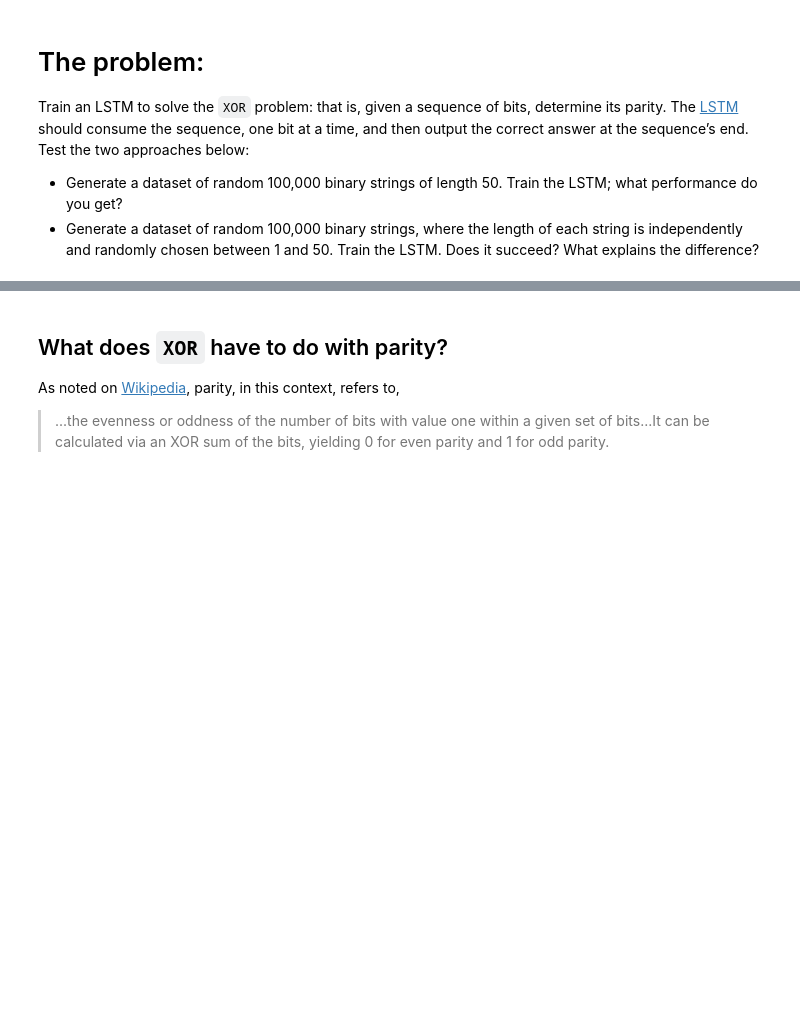
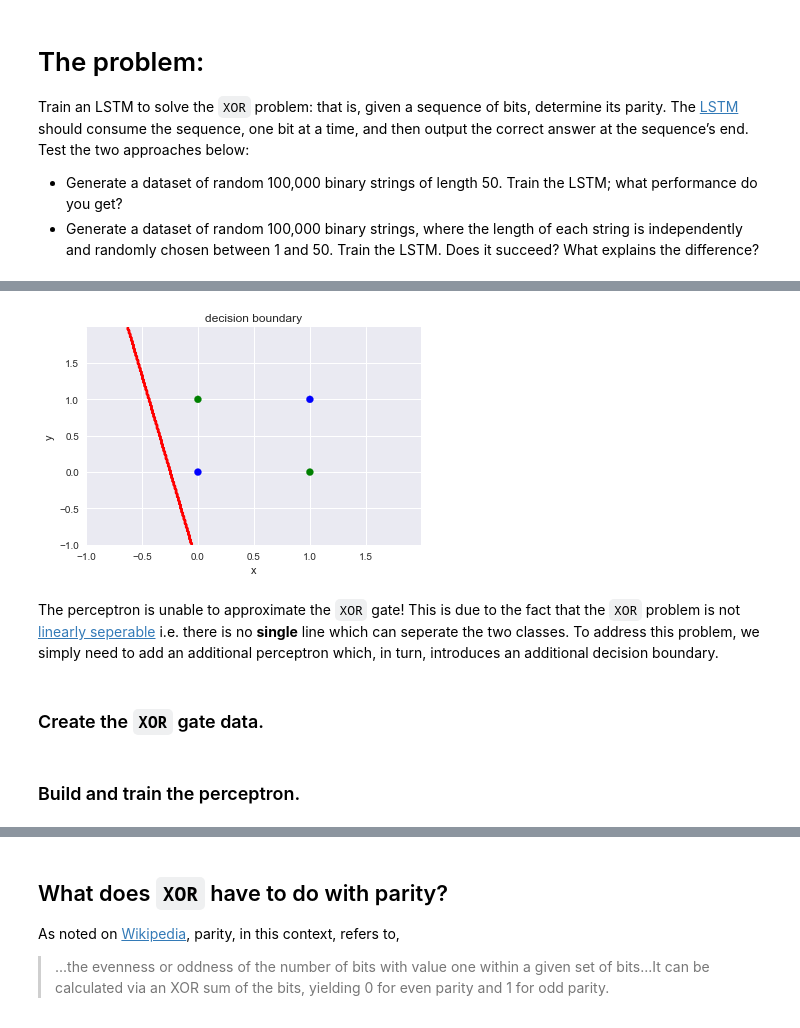
Before and after one commit to jkarimi91/deepxor, a Jupyter notebook: main.ipynb, the cells around one changed output, grey strips where cells are left out. Cells and saved outputs as stored; diff of their text form; code cells hidden in the pictures; blank space fills up the shorter version.

Commit message:
Complete the XOR problem section

```diff
--- a/main.ipynb
+++ b/main.ipynb
@@ -145,0 +164,37 @@ xx.shape
+# %%
+np_inputs = inputs.data.numpy()
+np_outputs = outputs.data.numpy()
+# %%
+# View results.
+# https://stackoverflow.com/questions/22294241/plotting-a-decision-boundary-separating-2-classes-using-matplotlibs-pyplot
+# https://stackoverflow.com/questions/12487060/matplotlib-color-according-to-class-labels
+colors = ['blue', 'green']
+plt.scatter(np_inputs[:, 0], np_inputs[:, 1], c=np_outputs.ravel(), cmap=matplotlib.colors.ListedColormap(colors));
+plt.xlabel('x');
+plt.ylabel('y');
+plt.title('decision boundary')
+
+step = 0.01
+x_min, x_max = min(bits) - 1, max(bits) + 1
+y_min, y_max = x_min, x_max
+
+xx, yy = np.meshgrid(
+            np.arange(x_min, x_max, step),
+            np.arange(y_min, y_max, step)
+        )
+
+mesh_inputs = np.c_[xx.ravel(), yy.ravel()]
+predictions = model(Variable(torch.Tensor(mesh_inputs), requires_grad=False))
+predictions = predictions.data.numpy().reshape(xx.shape)
+
+plt.contour(xx, yy, np.around(predictions), colors=['red']);
+plt.plot();
+# %% [output]
+[figure, added]
+# %% [markdown]
+The perceptron is unable to approximate the `XOR` gate! This is due to the fact that the `XOR` problem is not
+[linearly seperable][1] i.e. there is no **single** line which can seperate the two classes. To address this problem, we simply need to add an additional perceptron which, in turn, introduces an additional decision boundary.
+
+[1]: https://en.wikipedia.org/wiki/Linear_separability
+# %% [markdown]
+### Create the `XOR` gate data.
@@ -145,0 +211,2 @@ xx.shape
+# %% [markdown]
+### Build and train the perceptron.
```
Also changed, not shown: parts of 34 cells of this notebook.
